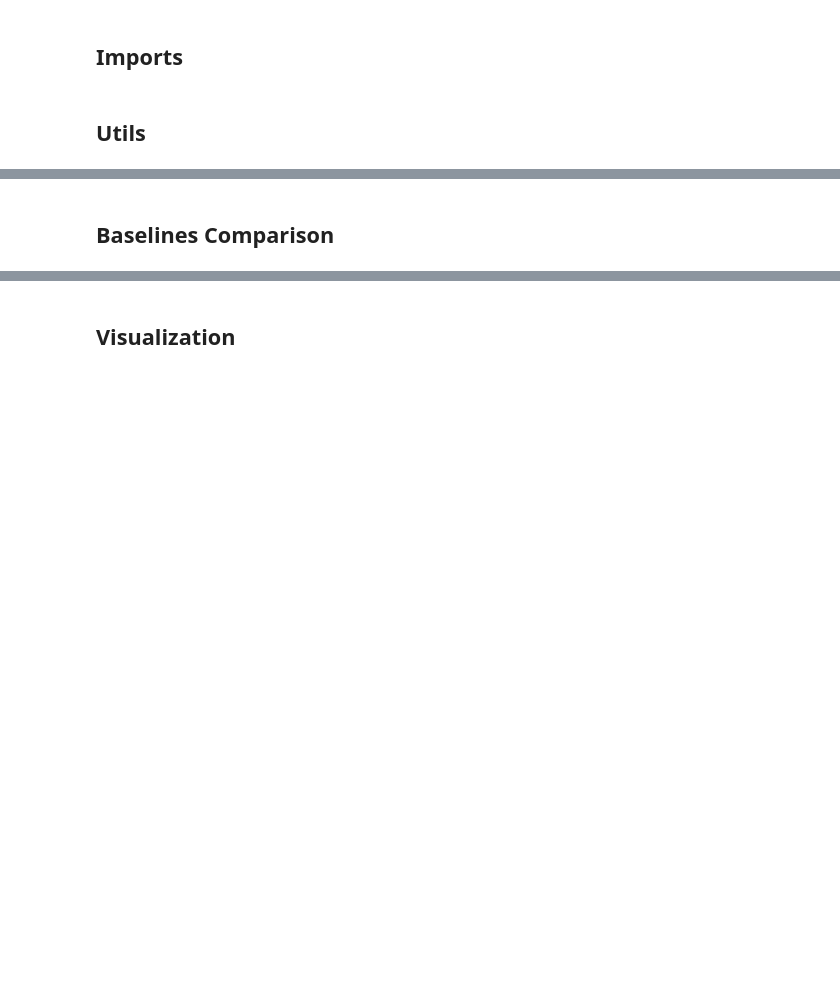
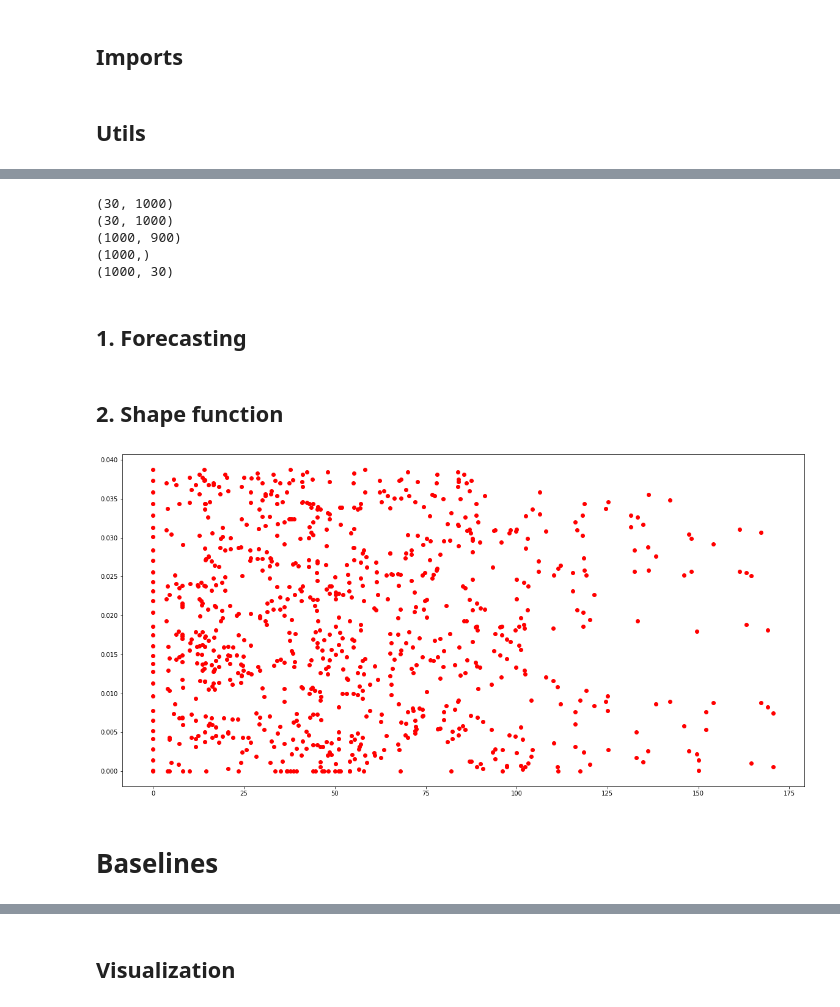
Before and after one commit to isVy08/ESTF, a Jupyter notebook: viz.ipynb, the cells around one changed output, grey strips where cells are left out. Saved outputs shown, nothing was run; the diff lists cells and outputs as text; code cells hidden in the pictures; blank space fills up the shorter version.

```diff
--- a/viz.ipynb
+++ b/viz.ipynb
@@ -87,0 +89,16 @@ plot_shape_function(d_norm, sim[2], None, 5, 5)
+# %%
+out = load_pickle('output/nst_sim.pickle')
+F = np.log(d+1)
+
+for item in out:
+    print(item.shape)
+
+N, T = out[0].shape
+# %% [output]
+(30, 1000)
+(30, 1000)
+(1000, 900)
+(1000,)
+(1000, 30)
+# %% [markdown]
+## 1. Forecasting
@@ -87,0 +111,15 @@ plot_shape_function(d_norm, sim[2], None, 5, 5)
+# %% [markdown]
+## 2. Shape function
+# %%
+F_hat, alphas, mus = out[2:]
+# %%
+t = 10
+f = F * alphas[t]
+f_hat = F_hat[t]
+
+plt.figure(figsize=(20,10))
+# plt.scatter(d, f, c='b')
+plt.scatter(d, f_hat, c='r')
+plt.show()
+# %% [output]
+[figure, added]
@@ -88,5 +134,5 @@ plot_shape_function(d_norm, sim[2], None, 5, 5)
 # %% [markdown]
-## Baselines Comparison
+# Baselines
 # %%
 dataset = 'sim'
 horizon = 1
```
Also changed, not shown: parts of 20 cells of this notebook, 1 other file.
